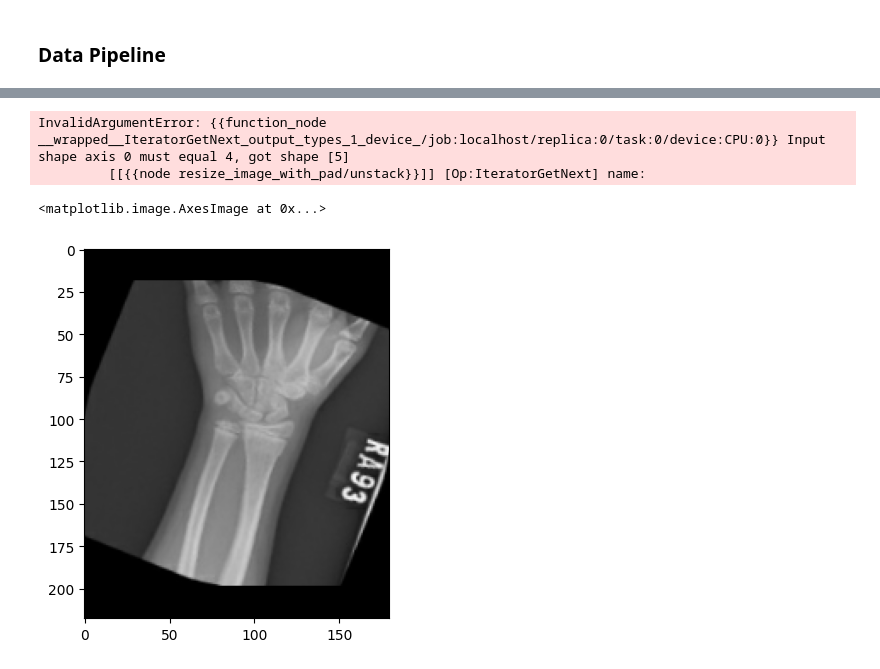
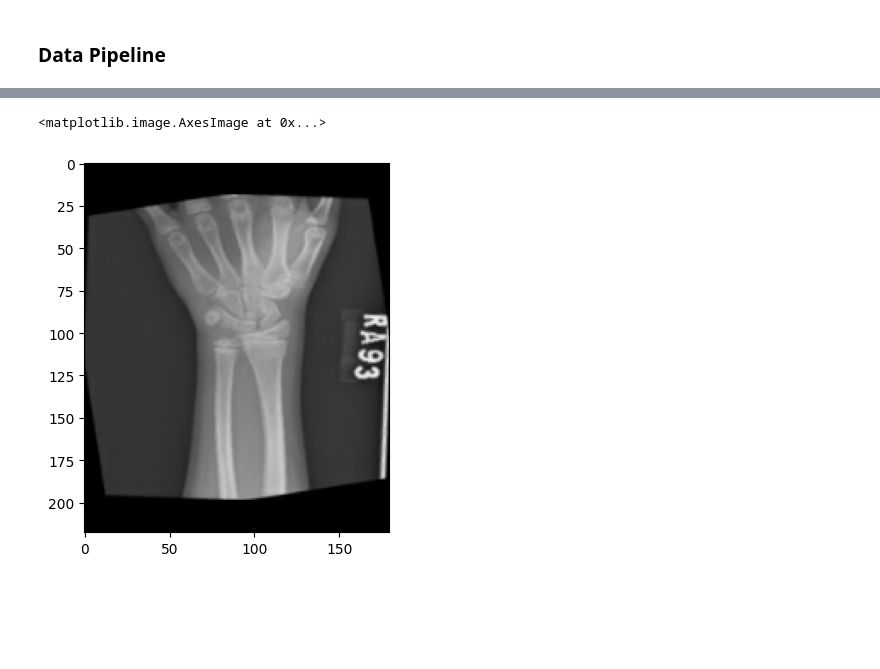
Before and after one commit to isthismanas/BoneFractureDetection, a Jupyter notebook: BoneFractureDetection.ipynb, the cells around one changed output, grey strips where cells are left out. Cells and saved outputs as stored; diff of their text form; code cells hidden in the pictures; blank space fills up the shorter version.

```diff
--- a/BoneFractureDetection.ipynb
+++ b/BoneFractureDetection.ipynb
@@ -16,10 +16,9 @@ val_no_filepaths = glob.glob('Bone_Fracture_Binary_Classification\\val\\not frac
 # %%
 def preprocess_test_images(filepath):
     img = tf.io.read_file(filepath)
-    img = tf.image.decode_image(img , channels = 3)
+    img = tf.image.decode_image(img, channels=3, expand_animations=False)
+    img = tf.image.resize_with_pad(img, 218, 180)
     img = tf.cast(img, tf.float32) / 255.0
-    img.set_shape([None , None , 3])
-    img = tf.image.resize_with_pad(img, 218, 180)
     return img
 # %%
 testyesimgtensor = tf.TensorArray(tf.float32, size = 0 , dynamic_size = True)
@@ -42,9 +51,6 @@ testyesimgtensor = testyesimgtensor.stack()
 # %%
 for im in trainyesdataset:
     trainyesimgtensor = trainyesimgtensor.write(trainyesimgtensor.size() , im)
-# %% [output]
-InvalidArgumentError: {{function_node __wrapped__IteratorGetNext_output_types_1_device_/job:localhost/replica:0/task:0/device:CPU:0}} Input shape axis 0 must equal 4, got shape [5]
-         [[{{node resize_image_with_pad/unstack}}]] [Op:IteratorGetNext] name:
 # %%
 for img in valyesdataset:
     valyesimgtensor = valyesimgtensor.write(valyesimgtensor.size() , img)
@@ -52,7 +60,7 @@ for img in valyesdataset:
 trainyesimgtensor = trainyesimgtensor.stack()
 # %%
 plt.figure()
-plt.imshow(testyesimgtensor[2])
+plt.imshow(trainyesimgtensor[15])
 # %% [output]
 <matplotlib.image.AxesImage at 0x...>
-[figure, old version]
+[figure, new version]
```
Also changed, not shown: parts of 5 cells of this notebook.
